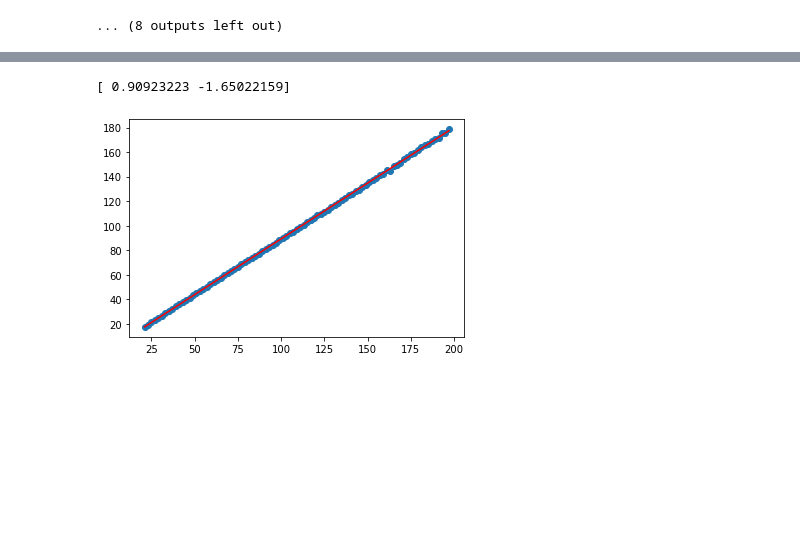
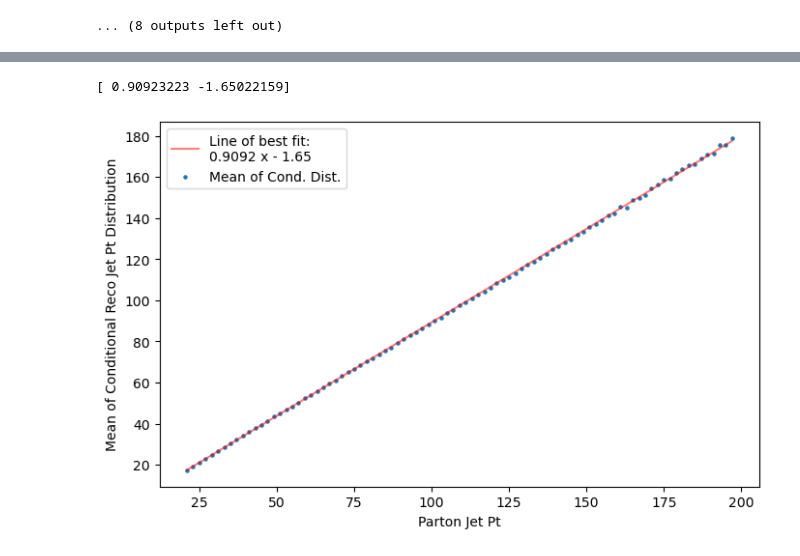
Before and after one commit to jblue1/falcon, a Jupyter notebook: notebooks/DensityEstimation.ipynb, the cells around one changed output, grey strips where cells are left out. Saved outputs shown, nothing was run; the diff lists cells and outputs as text; code cells hidden in the pictures; blank space fills up the shorter version.

```diff
--- a/notebooks/DensityEstimation.ipynb
+++ b/notebooks/DensityEstimation.ipynb
@@ -115,13 +115,20 @@ for high in np.arange(22, 200, interval):
 # %%
 coef = np.polyfit(pt,means,1)
 print(coef)
+fig = plt.figure(figsize=(8,5), dpi=100)
+ax = fig.add_subplot(111)
 poly1d_fn = np.poly1d(coef)
-plt.scatter(pt, means)
-plt.plot(pt, -1.650221590+0.90923223*np.array(pt), alpha=1, c='r')
+
+ax.scatter(pt, means, s=5, label='Mean of Cond. Dist.')
+ax.plot(pt, poly1d_fn(np.array(pt)), alpha=0.5, c='r', label='Line of best fit:'+str(poly1d_fn))
+ax.set_xlabel('Parton Jet Pt')
+ax.set_ylabel('Mean of Conditional Reco Jet Pt Distribution')
+ax.set_title('')
+ax.legend()
 plt.show()
 # %% [output]
 [ 0.90923223 -1.65022159]
-[figure, old version]
+[figure, new version]
 # %%
 coef = np.polyfit(pt,np.sqrt(stdDevs),1)
 print(coef)
```
Also changed, not shown: parts of 1 cell of this notebook.
